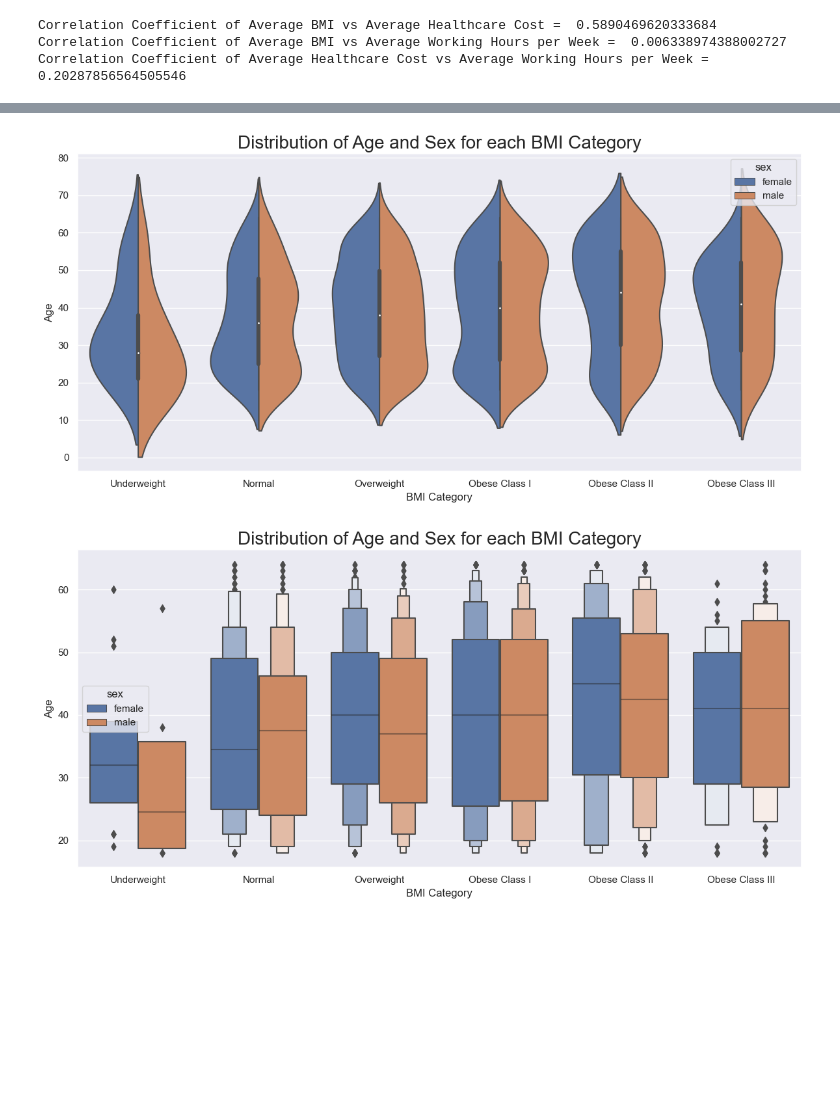
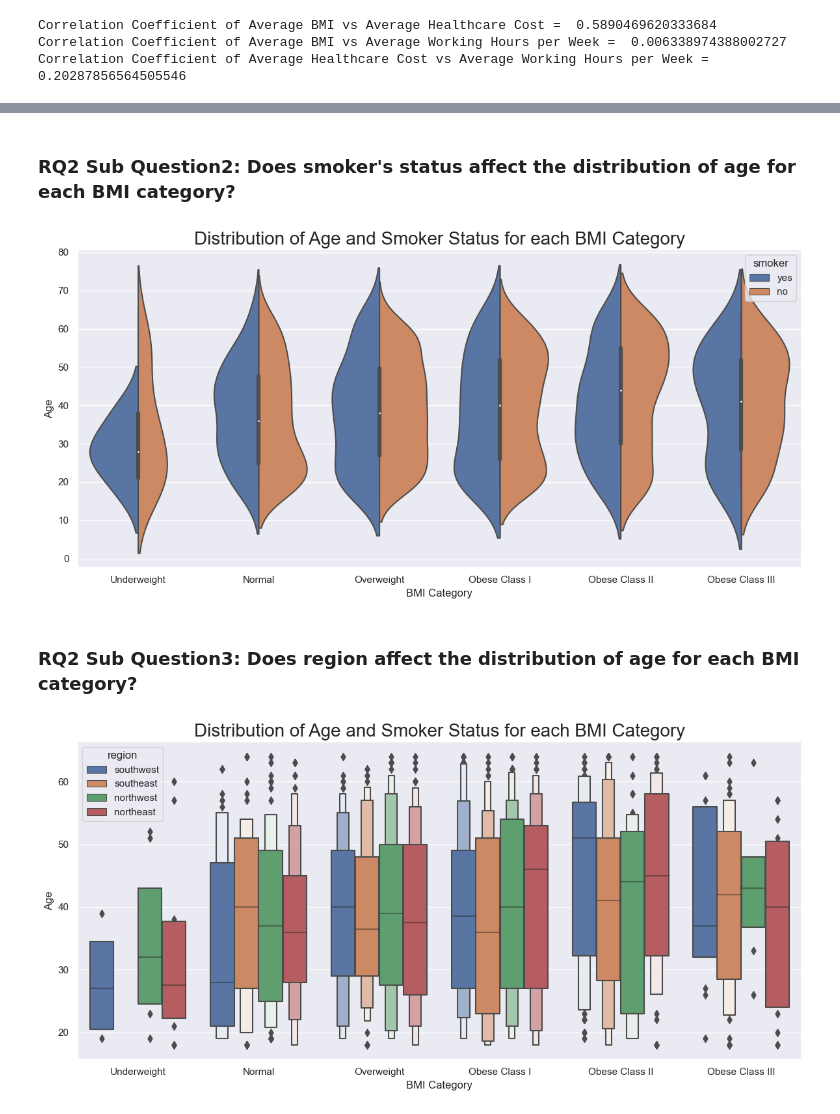
Before and after one commit to ubco-W2022T2-data301/project-group-group08, a Jupyter notebook: analysis/analysis2.ipynb, the cells around one changed output, grey strips where cells are left out. Drawn from its saved outputs; the diff is of its cells as text; code cells hidden in the pictures; blank space fills up the shorter version.

```diff
--- a/analysis/analysis2.ipynb
+++ b/analysis/analysis2.ipynb
@@ -88,18 +101,22 @@ plt.show()
+# %% [markdown]
+### RQ2 Sub Question2: Does smoker's status affect the distribution of age for each BMI category?
 # %%
-p3 = sns.violinplot(data=health1, x='BMI_cat', y='age', hue='sex', split=True)
-p3.set_title("Distribution of Age and Sex for each BMI Category", size = 20)
-p3.set_ylabel("Age")
-p3.set_xlabel("BMI Category")
+p4 = sns.violinplot(data=health1, x='BMI_cat', y='age', hue='smoker', split=True)
+p4.set_title("Distribution of Age and Smoker Status for each BMI Category", size = 20)
+p4.set_ylabel("Age")
+p4.set_xlabel("BMI Category")
 plt.tight_layout()
 plt.show()
 # %% [output]
-[figure, old version]
+[figure, new version]
+# %% [markdown]
+### RQ2 Sub Question3: Does region affect the distribution of age for each BMI category?
 # %%
-p4 = sns.boxenplot(data=health1, x='BMI_cat', y='age', hue='sex')
-p4.set_title("Distribution of Age and Sex for each BMI Category", size = 20)
-p4.set_ylabel("Age")
-p4.set_xlabel("BMI Category")
+p5 = sns.boxenplot(data=health1, x="BMI_cat", y="age", hue="region")
+p5.set_title("Distribution of Age and Smoker Status for each BMI Category", size = 20)
+p5.set_ylabel("Age")
+p5.set_xlabel("BMI Category")
 plt.tight_layout()
 plt.show()
 # %% [output]
-[figure, old version]
+[figure, new version]
```
Also changed, not shown: parts of 6 cells of this notebook, 1 other file.
